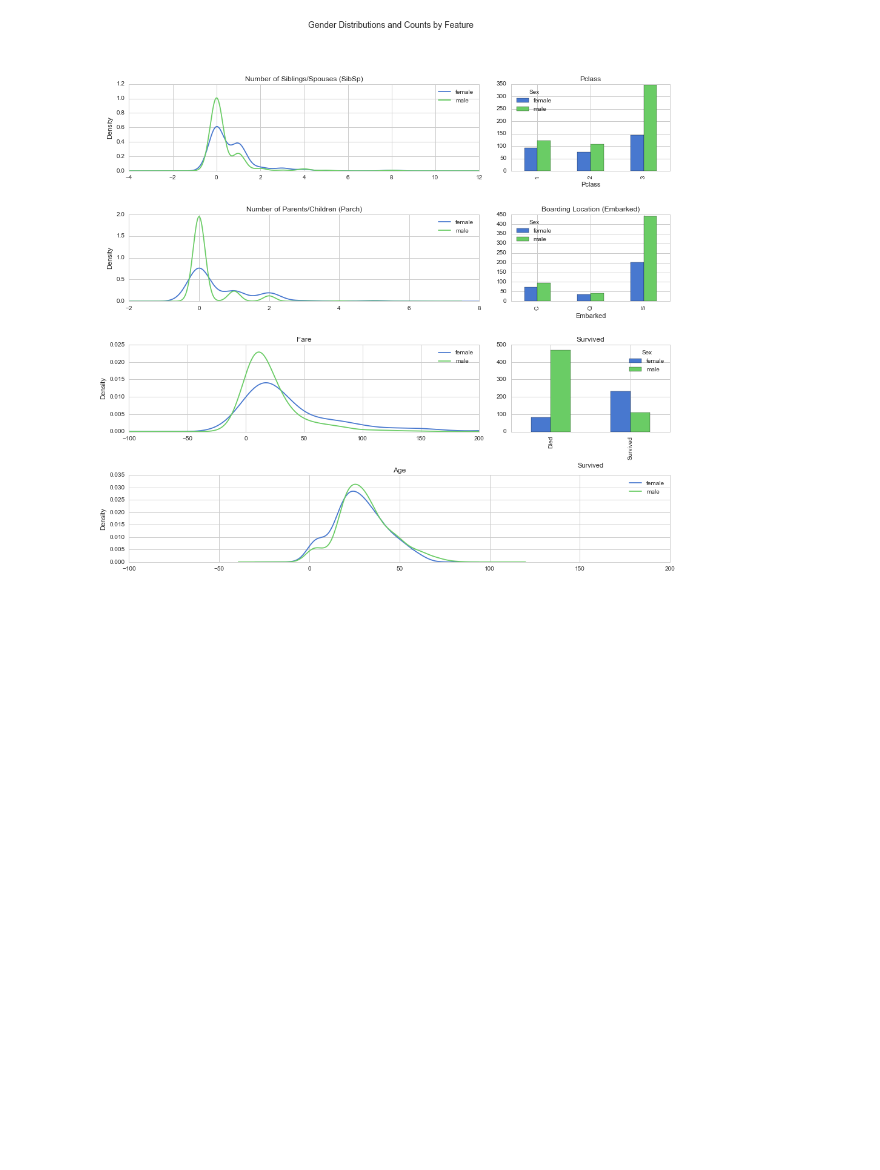
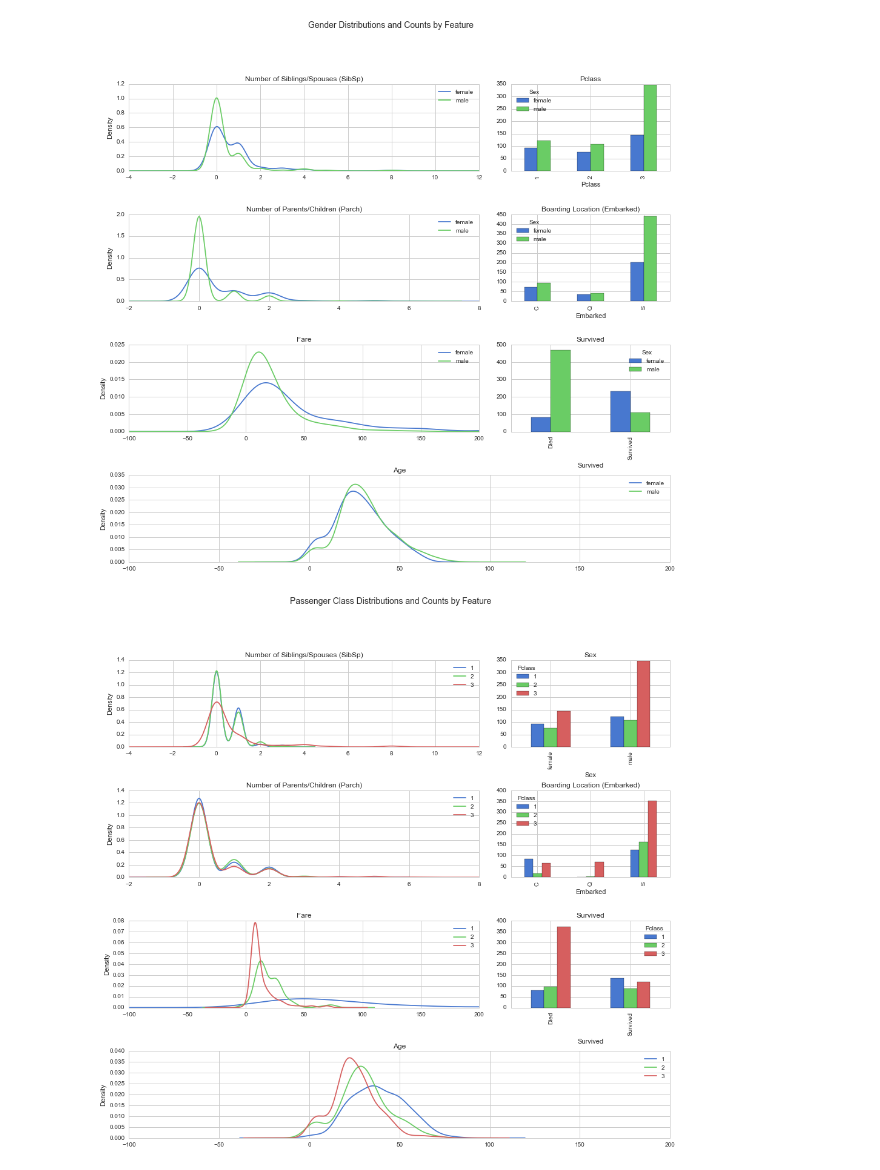
Before and after one commit to bljustice/kaggle, a Jupyter notebook: titanic/titanic_eda.ipynb, the cells around one changed output. Saved outputs shown, nothing was run; the diff lists cells and outputs as text; code cells hidden in the pictures; blank space fills up the shorter version.

Commit message:
Added bivariate plots for Pclass to notebook

```diff
--- a/titanic/titanic_eda.ipynb
+++ b/titanic/titanic_eda.ipynb
@@ -325,3 +325,62 @@ plt.suptitle('Gender Distributions and Counts by Feature', fontsize=14)
 plt.subplots_adjust(hspace=0.5);
 # %% [output]
 [figure]
+# %%
+plt.figure(figsize=(16, 18))
+
+ax1 = plt.subplot2grid((5, 3), (0, 0), colspan=2)
+train_df.SibSp[train_df.Pclass == 1].plot(kind='kde', ax=ax1)
+train_df.SibSp[train_df.Pclass == 2].plot(kind='kde', ax=ax1)
+train_df.SibSp[train_df.Pclass == 3].plot(kind='kde', ax=ax1)
+ax1.set_title('Number of Siblings/Spouses (SibSp)')
+plt.legend((1, 2, 3), loc='best')
+
+ax2 = plt.subplot2grid((5, 3), (1, 0), colspan=2)
+train_df.Parch[train_df.Pclass == 1].plot(kind='kde', ax=ax2)
+train_df.Parch[train_df.Pclass == 2].plot(kind='kde', ax=ax2)
+train_df.Parch[train_df.Pclass == 3].plot(kind='kde', ax=ax2)
+ax2.set_title('Number of Parents/Children (Parch)')
+ax2.set_xlim(-2, 8)
+plt.legend((1, 2, 3), loc='best')
+
+ax3 = plt.subplot2grid((5, 3), (2, 0), colspan=2)
+train_df.Fare[train_df.Pclass == 1].plot(kind='kde', ax=ax3)
+train_df.Fare[train_df.Pclass == 2].plot(kind='kde', ax=ax3)
+train_df.Fare[train_df.Pclass == 3].plot(kind='kde', ax=ax3)
+ax3.set_title('Fare')
+ax3.set_xlim(-100, 200)
+plt.legend((1, 2, 3), loc='best')
+
+ax4 = plt.subplot2grid((5, 3), (3, 0), colspan=3)
+train_df.Age[train_df.Pclass == 1].plot(kind='kde', ax=ax4)
+train_df.Age[train_df.Pclass == 2].plot(kind='kde', ax=ax4)
+train_df.Age[train_df.Pclass == 3].plot(kind='kde', ax=ax4)
+ax4.set_title('Age')
+ax4.set_xlim(-100, 200)
+plt.legend((1, 2, 3), loc='best')
+
+ax5 = plt.subplot2grid((5, 3), (0, 2))
+train_df.groupby(['Pclass', 'Sex'])\
+    .count().unstack('Pclass').PassengerId.plot(kind='bar',
+                                                ax=ax5,
+                                                title='Sex'
+                                                )
+
+ax6 = plt.subplot2grid((5, 3), (1, 2))
+train_df.groupby(['Pclass', 'Embarked'])\
+    .count().unstack('Pclass').PassengerId.plot(kind='bar',
+                                                ax=ax6,
+                                                title='Boarding Location (Embarked)'
+                                                )
+
+ax7 = plt.subplot2grid((5, 3), (2, 2))
+train_df.groupby(['Pclass', 'Survived'])\
+    .count().unstack('Pclass').PassengerId.plot(kind='bar',
+                                                ax=ax7,
+                                                title='Survived',
+                                                )
+
+plt.suptitle('Passenger Class Distributions and Counts by Feature', fontsize=14)
+plt.subplots_adjust(hspace=0.5);
+# %% [output]
+[figure, added]
```
Also changed, not shown: parts of 2 cells of this notebook.
